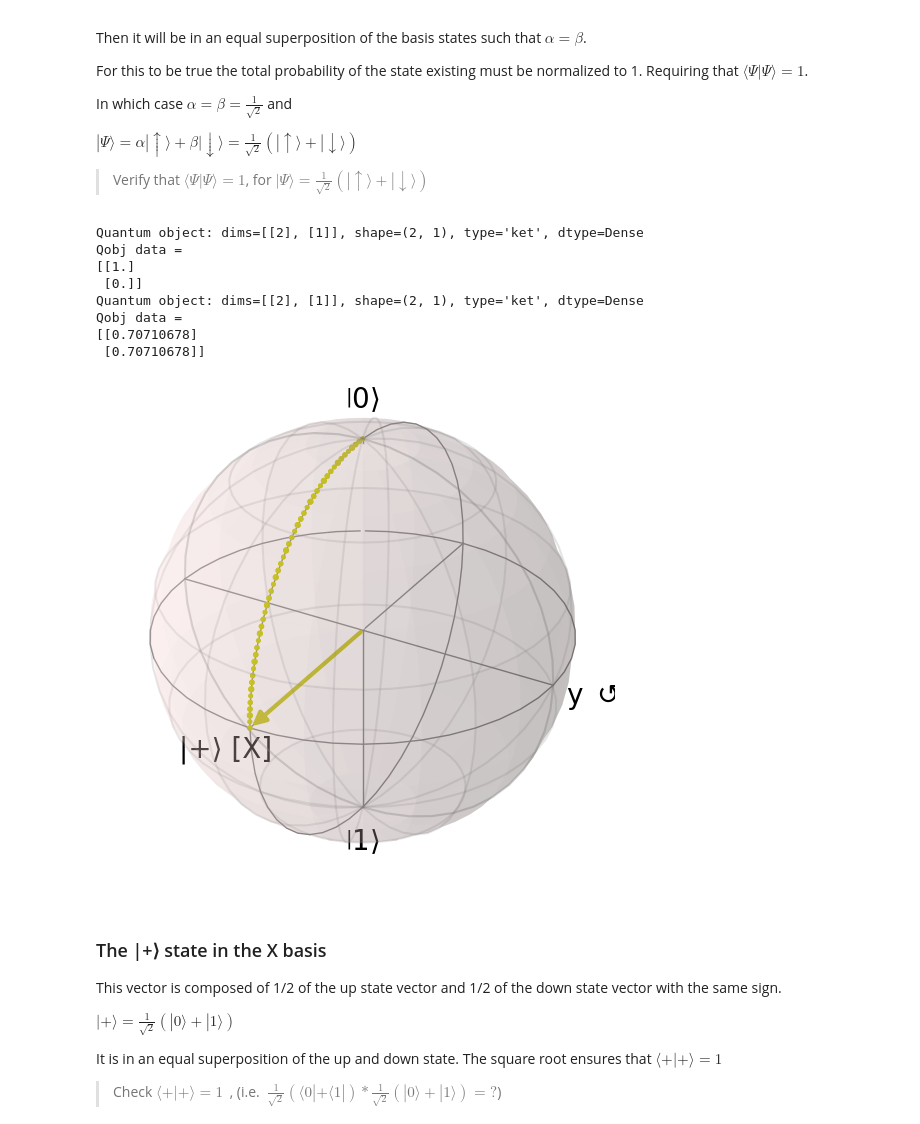
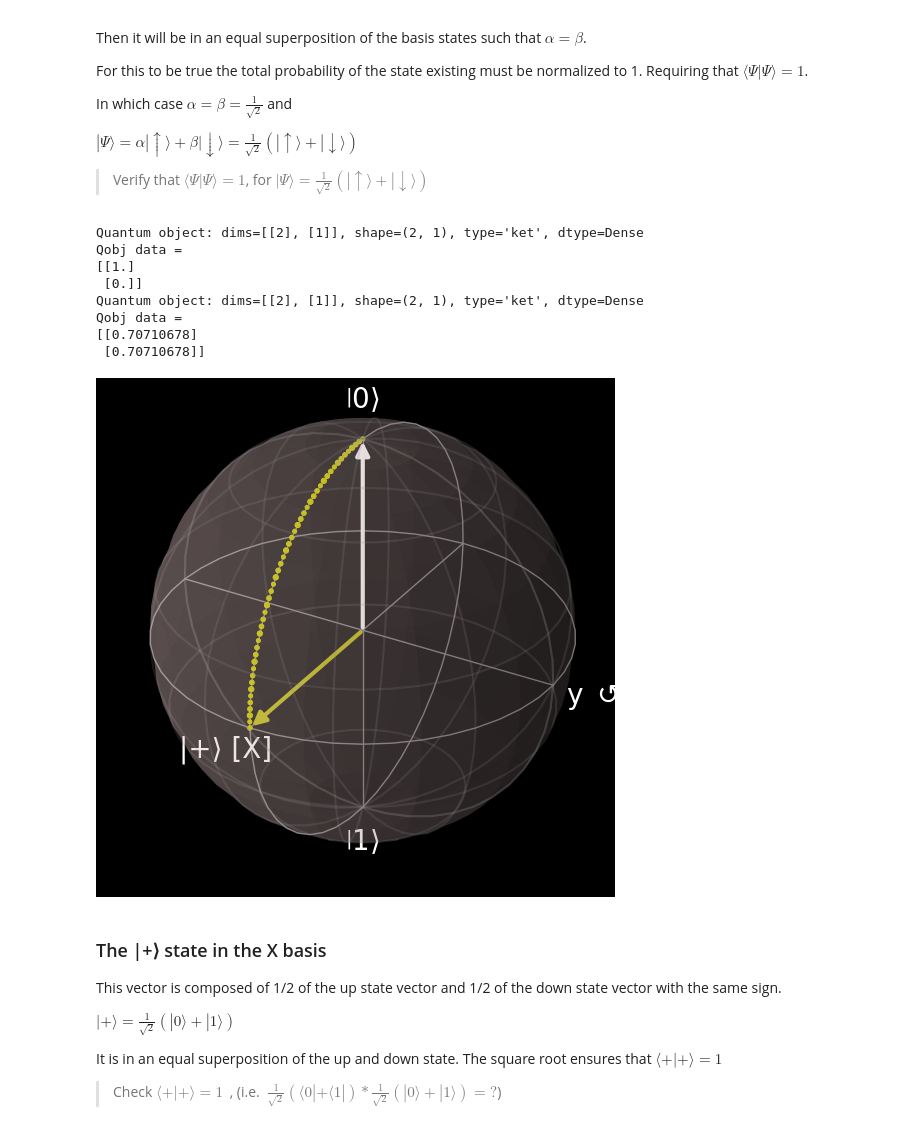
Before and after one commit to UMassIonTrappers/Introduction-to-Quantum-Computing, a Jupyter notebook: Lab_02_Measurement_Basis,_Spatial_quantization_and_the_Stern_Gerlach_Exp_.ipynb, the cells around one changed output. Saved outputs shown, nothing was run; the diff lists cells and outputs as text; code cells hidden in the pictures.

```diff
--- a/Lab_02_Measurement_Basis,_Spatial_quantization_and_the_Stern_Gerlach_Exp_.ipynb
+++ b/Lab_02_Measurement_Basis,_Spatial_quantization_and_the_Stern_Gerlach_Exp_.ipynb
@@ -476,7 +498,7 @@ $|Ψ⟩ = α |\uparrow⟩ + β |\downarrow⟩ = \frac{1}{\sqrt{2}}( |\uparrow⟩
 > Verify that $⟨Ψ|Ψ⟩=1$, for $|Ψ⟩ = \frac{1}{\sqrt{2}}( |\uparrow⟩ + |\downarrow⟩ )$
 # %%
 b = Bloch() #create Bloch sphere
-# b.font_color = 'white'
+b.font_color = 'white'
 b.vector_color = ['w','y'] #set color of initial and final vectors
 b.point_color = ['y']
 b.point_marker = ['.']
@@ -491,34 +513,34 @@ print(psi0)
 b.add_states(psi0)
 
 # Twice as much rotation about the Bloch Sphere
 Rotation = pi*1/2
 
 #Loop - to plot points along rotation arc
 delta = np.linspace(0, 1, 50)
 for i in range(len(delta)):
 
   #Apply rotation ( rx, ry, rz )
   psi1 = ry(Rotation*delta[i]) * psi0
 
   #Add points to Bloch sphere
   pnts = [expect(sigmax(),psi1), expect(sigmay(),psi1), expect(sigmaz(),psi1)]
   b.add_points(pnts)
 
 #Add final vector to Bloch sphere
 b.add_states(psi1)
 print(psi1)
 
 b.show()
 # %% [output]
 Quantum object: dims=[[2], [1]], shape=(2, 1), type='ket', dtype=Dense
 Qobj data =
 [[1.]
  [0.]]
 Quantum object: dims=[[2], [1]], shape=(2, 1), type='ket', dtype=Dense
 Qobj data =
 [[0.70710678]
  [0.70710678]]
-[figure, old version]
+[figure, new version]
 # %% [markdown]
 ### The |+⟩ state in the X basis
 This vector is composed of 1/2 of the up state vector and 1/2 of the down state vector with the same sign.
```
Also changed, not shown: parts of 23 cells of this notebook.
